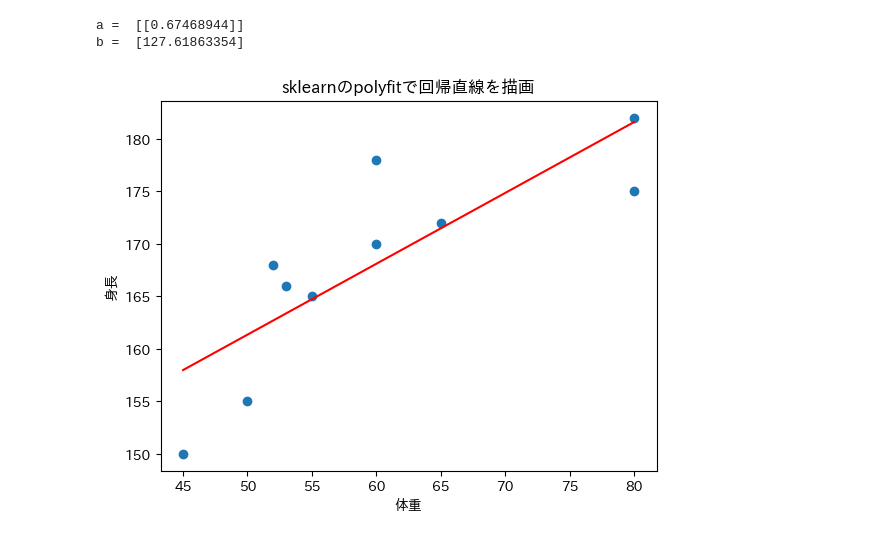
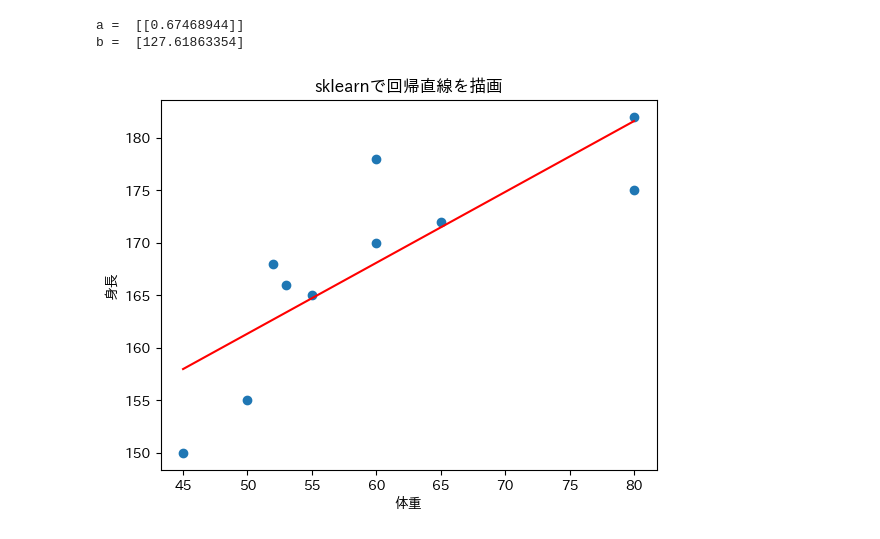
Before and after one commit to omizunomitaro/simple-regression, a Jupyter notebook: 単回帰分析.ipynb, the cells around one changed output. Saved outputs shown, nothing was run; the diff lists cells and outputs as text; code cells hidden in the pictures.

```diff
--- a/単回帰分析.ipynb
+++ b/単回帰分析.ipynb
@@ -203,14 +203,14 @@ b =  [127.61863354]
 # %%
 fig, ax = plt.subplots()
 
 line_x = np.linspace(x.min(), x.max())
 line_y = reg.coef_[0] * line_x + reg.intercept_[0]
 
-ax.set_title("sklearnのpolyfitで回帰直線を描画")
+ax.set_title("sklearnで回帰直線を描画")
 ax.set_xlabel("体重")
 ax.set_ylabel("身長")
 ax.plot(line_x, line_y, color='Red')
 ax.scatter(body_df['体重'], body_df['身長'], marker='o')
 plt.show()
 # %% [output]
-[figure, old version]
+[figure, new version]
```
